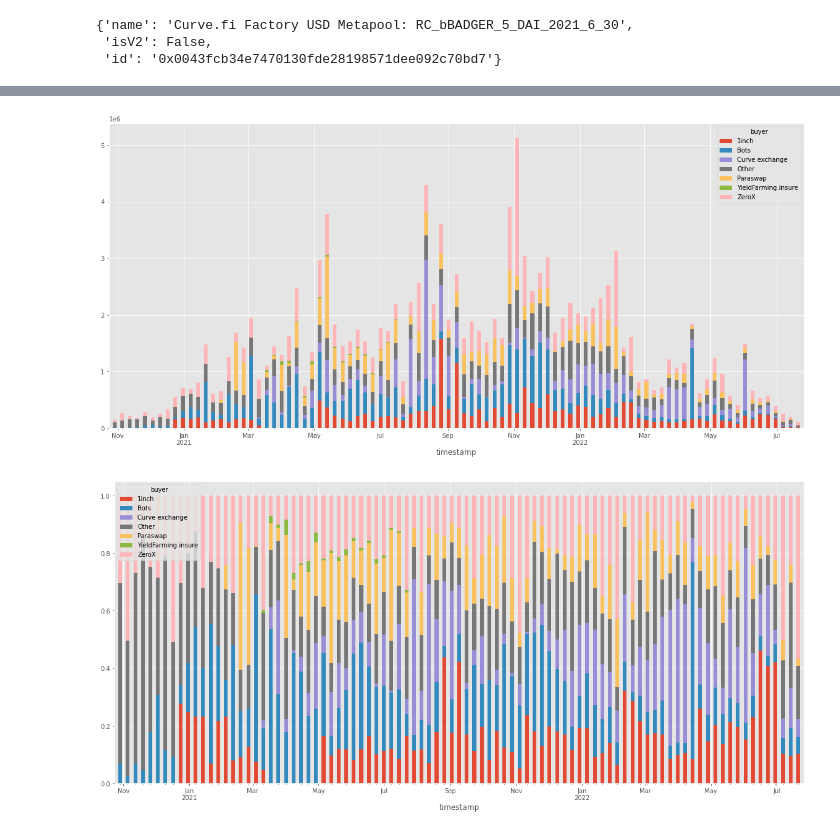
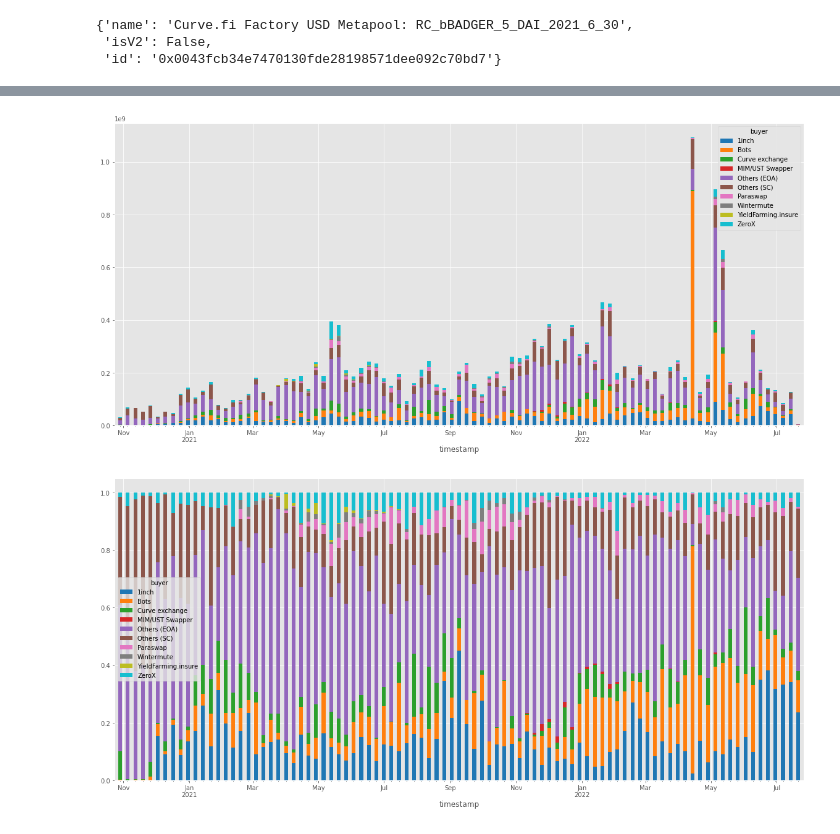
Before and after one commit to benber86/curve-volume-sources, a Jupyter notebook: Volume sources.ipynb, the cells around one changed output, grey strips where cells are left out. Saved outputs shown, nothing was run; the diff lists cells and outputs as text; code cells hidden in the pictures.

```diff
--- a/Volume sources.ipynb
+++ b/Volume sources.ipynb
@@ -107,6 +107,9 @@ zerox = [    '0xdef1c0ded9bec7f1a1670819833240f027b25eff',
         '0x561b94454b65614ae3db0897b74303f4acf7cc75']
 
 oneinch = ['0x1111111254fb6c44bac0bed2854e76f90643097d',
+           '0x11111112542d85b3ef69ae05771c2dccff4faa26',
+           '0x11111254369792b2ca5d084ab5eea397ca8fa48b',
+           '0xdb38ae75c5f44276803345f7f02e95a0aeef5944',
     '0xfd3dfb524b2da40c8a6d703c62be36b5d8540626',
     '0xc176761d388caf2f56cf03329d82e1e7c48ae09c',
     '0x7c6ce24d013cd4ddf4c193ce318e3d5533a33f42',
@@ -114,7 +117,9 @@ oneinch = ['0x1111111254fb6c44bac0bed2854e76f90643097d',
     '0xec193b3d86657ab0dcce9f33641cb7da6acefb0c',
     '0x220bda5c8994804ac96ebe4df184d25e5c2196d4',
     '0xe069cb01d06ba617bcdf789bf2ff0d5e5ca20c71',
-    '0x0bf16c34b38648bb08deacf4dd4b239c44bb33c1'
+    '0x0bf16c34b38648bb08deacf4dd4b239c44bb33c1',
+           '0xd47140f6ab73f6d6b6675fb1610bb5e9b5d96fe5',
+           '0xf2f400c138f9fb900576263af0bc7fcde2b1b8a8'
 ]
 
 bots = [ '0xeef86c2e49e11345f1a693675df9a38f7d880c8f',
@@ -135,8 +140,15 @@ bots = [ '0xeef86c2e49e11345f1a693675df9a38f7d880c8f',
 curve = ['0x81c46feca27b31f3adc2b91ee4be9717d1cd3dd7',
          '0x2393c368c70b42f055a4932a3fbec2ac9c548011',
         '0x5d0f47b32fdd343bfa74ce221808e2abe4a53827',
-        '0xfa9a30350048b2bf66865ee20363067c66f67e58']
+        '0xfa9a30350048b2bf66865ee20363067c66f67e58',
+        '0xc5fa220347375ac4f91f9e4a4aab362f22801504',
+        '0xd1602f68cc7c4c7b59d686243ea35a9c73b0c6a2',
+        '0x73ab2bd10ad10f7174a1ad5afae3ce3d991c5047']
 
 aggregators = dict(zip(paraswap, ['Paraswap'] * len(paraswap))) | dict(zip(zerox, ['ZeroX'] * len(zerox))) | dict(zip(oneinch, ['1inch'] * len(oneinch))) | dict(zip(bots, ['Bots'] * len(bots))) | dict(zip(curve, ['Curve exchange'] * len(curve)))
 
 aggregators['0x3a3ae0f08caf7c267305b99b2ce6780bdeefc25d'] = 'YieldFarming.insure'
+aggregators['0x0000006daea1723962647b7e189d311d757fb793'] = 'Wintermute'
+aggregators['0x6b44d94ecdfaf0cb00def55212e226603bb68793'] = 'MIM/UST Swapper'
+#aggregators['0x0959158b6040d32d04c301a72cbfd6b39e21c9ae'] = 'Curve Fee Burning'
+#aggregators['0x39eac46a11d7f5111652fc9ebdfb5f8e737c2bb5'] = 'Curve Fee Burning'
@@ -143,8 +176,6 @@ aggregators['0x3a3ae0f08caf7c267305b99b2ce6780bdeefc25d'] = 'YieldFarming.insure
 # %%
+df['buyer'] = df['buyer'].apply(lambda x: aggregators[x] if x in aggregators else x)
 df_chart = df.copy()
-df_chart['buyer'] = df_chart['buyer'].apply(lambda x: aggregators[x] if x in aggregators else 'Other')
-
-df['buyer'] = df['buyer'].apply(lambda x: aggregators[x] if x in aggregators else x)
 # %%
 df['buyer'].value_counts()[:20]
 # %% [output]
@@ -208,7 +218,7 @@ import matplotlib.pyplot as plt
 
 plt.style.use('ggplot')
 # %%
-chart_data = df_chart.pivot_table('volume', ['timestamp'], 'buyer').fillna(0)
+chart_data = df_chart.pivot_table('volume', ['timestamp'], 'buyer', aggfunc='sum').fillna(0)
 # %%
 chart_data
 # %% [output]
@@ -230,7 +240,7 @@ chart_data
 import matplotlib.dates as mdates
 import numpy as np
 # %%
-ax = chart_data.plot.bar(stacked=True, figsize=(20,10))
+ax = chart_data.plot.bar(stacked=True, figsize=(20,10), colormap='tab10')
 
 bar_width_md_default, = np.diff(mdates.date2num(chart_data.index[:2]))/2
 bar_width = ax.patches[0].get_width()
@@ -252,28 +262,28 @@ xmax = max(x_bars_md) + 2*bar_width_md
 ax.set_xlim(xmin, xmax)
 ax.figure.autofmt_xdate(rotation=0, ha='center')
 # %% [output]
-[figure, old version]
+[figure, new version]
 # %%
-ax = chart_data.divide(chart_data.sum(axis=1), axis=0).plot.bar(stacked=True, figsize=(20,10))
+ax = chart_data.divide(chart_data.sum(axis=1), axis=0).plot.bar(stacked=True, figsize=(20,10), colormap='tab10')
 
 bar_width_md_default, = np.diff(mdates.date2num(chart_data.index[:2]))/2
 bar_width = ax.patches[0].get_width()
 bar_width_md = bar_width*bar_width_md_default/0.5
 x_bars_md = mdates.date2num(chart_data.index) - bar_width_md/2
 nvar = len(ax.get_legend_handles_labels()[1])
 x_patches_md = np.ravel(nvar*[x_bars_md])
 for patch, x_md in zip(ax.patches, x_patches_md):
     patch.set_x(x_md)
     patch.set_width(bar_width_md)
 maj_loc = mdates.AutoDateLocator()
 ax.xaxis.set_major_locator(maj_loc)
 ax.set_xticks(x_bars_md + bar_width_md/2, minor=True)
 zfmts = ['', '%b\n%Y', '%b', '%b-%d', '%H:%M', '%H:%M']
 fmt = mdates.ConciseDateFormatter(maj_loc, zero_formats=zfmts, show_offset=False)
 ax.xaxis.set_major_formatter(fmt)
 xmin = min(x_bars_md) - bar_width_md
 xmax = max(x_bars_md) + 2*bar_width_md
 ax.set_xlim(xmin, xmax)
 ax.figure.autofmt_xdate(rotation=0, ha='center')
 # %% [output]
-[figure, old version]
+[figure, new version]
```
Also changed, not shown: parts of 14 cells of this notebook.
